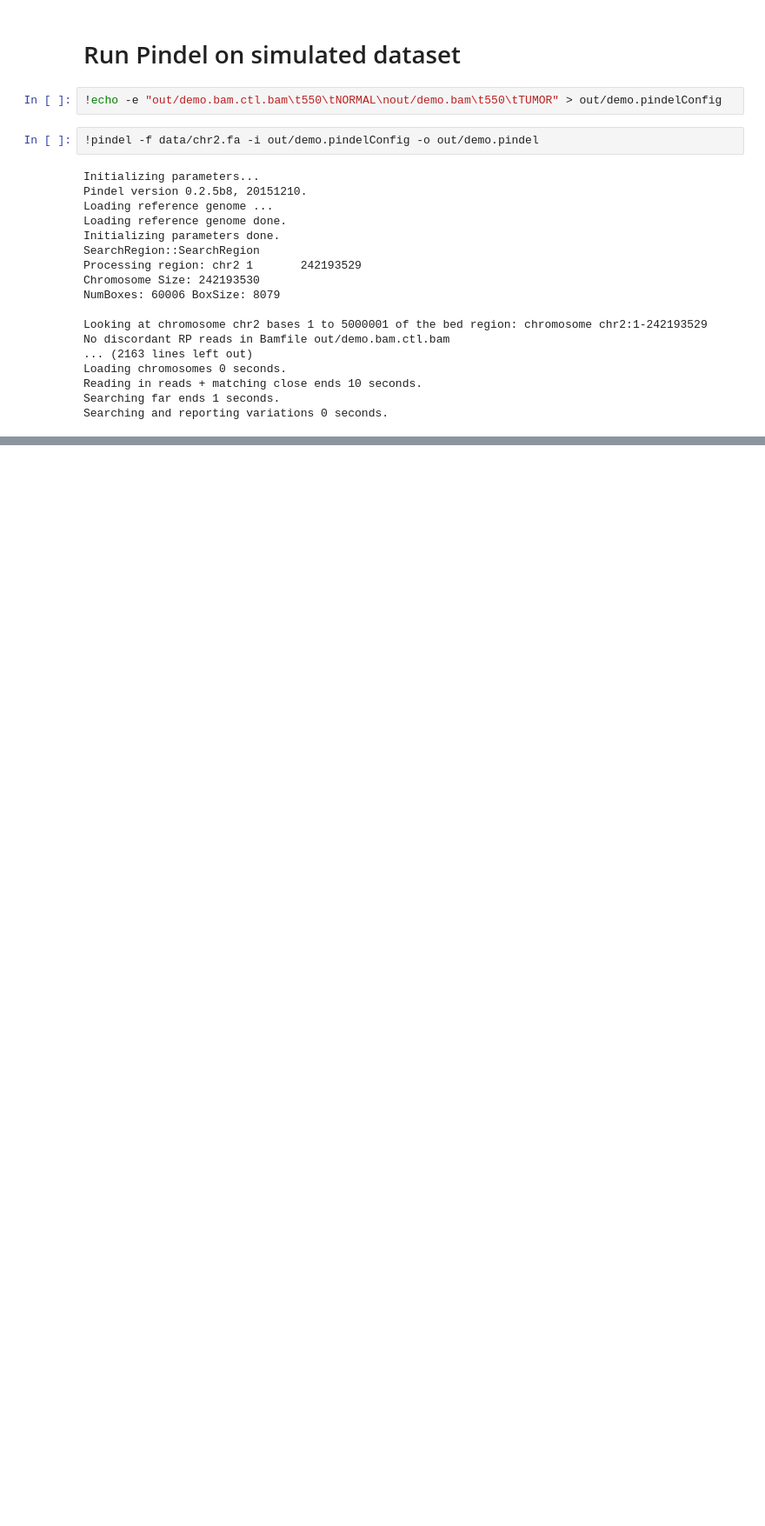
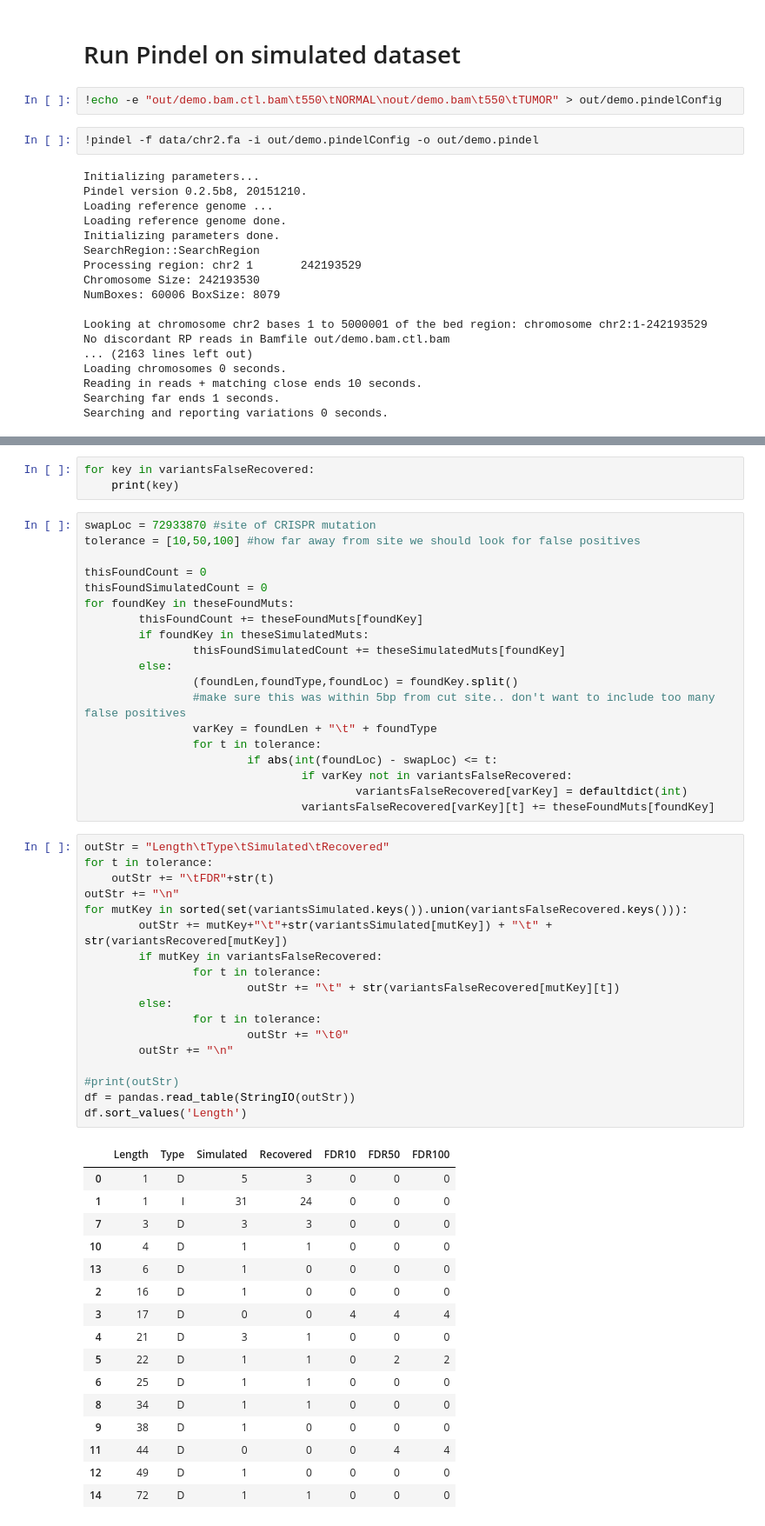
Before and after one commit to kclem/simulateIndels, a Jupyter notebook: demoReplaceReads.ipynb, the cells around one changed output, grey strips where cells are left out. Shown: that part at 87% size. Cells and saved outputs as stored; diff of their text form; blank space fills up the shorter version.

```diff
--- a/demoReplaceReads.ipynb
+++ b/demoReplaceReads.ipynb
@@ -133,0 +255,57 @@ Searching and reporting variations 0 seconds.
+# %%
+for key in variantsFalseRecovered:
+    print(key)
+# %%
+swapLoc = 72933870 #site of CRISPR mutation
+tolerance = [10,50,100] #how far away from site we should look for false positives
+
+thisFoundCount = 0
+thisFoundSimulatedCount = 0
+for foundKey in theseFoundMuts:
+        thisFoundCount += theseFoundMuts[foundKey]
+        if foundKey in theseSimulatedMuts:
+                thisFoundSimulatedCount += theseSimulatedMuts[foundKey]
+        else:
+                (foundLen,foundType,foundLoc) = foundKey.split()
+                #make sure this was within 5bp from cut site.. don't want to include too many false positives
+                varKey = foundLen + "\t" + foundType
+                for t in tolerance:
+                        if abs(int(foundLoc) - swapLoc) <= t:
+                                if varKey not in variantsFalseRecovered:
+                                        variantsFalseRecovered[varKey] = defaultdict(int)
+                                variantsFalseRecovered[varKey][t] += theseFoundMuts[foundKey]
+# %%
+outStr = "Length\tType\tSimulated\tRecovered"
+for t in tolerance:
+    outStr += "\tFDR"+str(t)
+outStr += "\n"
+for mutKey in sorted(set(variantsSimulated.keys()).union(variantsFalseRecovered.keys())):
+        outStr += mutKey+"\t"+str(variantsSimulated[mutKey]) + "\t" + str(variantsRecovered[mutKey])
+        if mutKey in variantsFalseRecovered:
+                for t in tolerance:
+                        outStr += "\t" + str(variantsFalseRecovered[mutKey][t])
+        else:
+                for t in tolerance:
+                        outStr += "\t0"
+        outStr += "\n"
+
+#print(outStr)
+df = pandas.read_table(StringIO(outStr))
+df.sort_values('Length')
+# %% [output]
+|  | Length | Type | Simulated | Recovered | FDR10 | FDR50 | FDR100 |
+| 0 | 1 | D | 5 | 3 | 0 | 0 | 0 |
+| 1 | 1 | I | 31 | 24 | 0 | 0 | 0 |
+| 7 | 3 | D | 3 | 3 | 0 | 0 | 0 |
+| 10 | 4 | D | 1 | 1 | 0 | 0 | 0 |
+| 13 | 6 | D | 1 | 0 | 0 | 0 | 0 |
+| 2 | 16 | D | 1 | 0 | 0 | 0 | 0 |
+| 3 | 17 | D | 0 | 0 | 4 | 4 | 4 |
+| 4 | 21 | D | 3 | 1 | 0 | 0 | 0 |
+| 5 | 22 | D | 1 | 1 | 0 | 2 | 2 |
+| 6 | 25 | D | 1 | 1 | 0 | 0 | 0 |
+| 8 | 34 | D | 1 | 1 | 0 | 0 | 0 |
+| 9 | 38 | D | 1 | 0 | 0 | 0 | 0 |
+| 11 | 44 | D | 0 | 0 | 0 | 4 | 4 |
+| 12 | 49 | D | 1 | 0 | 0 | 0 | 0 |
+| 14 | 72 | D | 1 | 1 | 0 | 0 | 0 |
```
Also changed, not shown: parts of 11 cells of this notebook, 1 other file.
